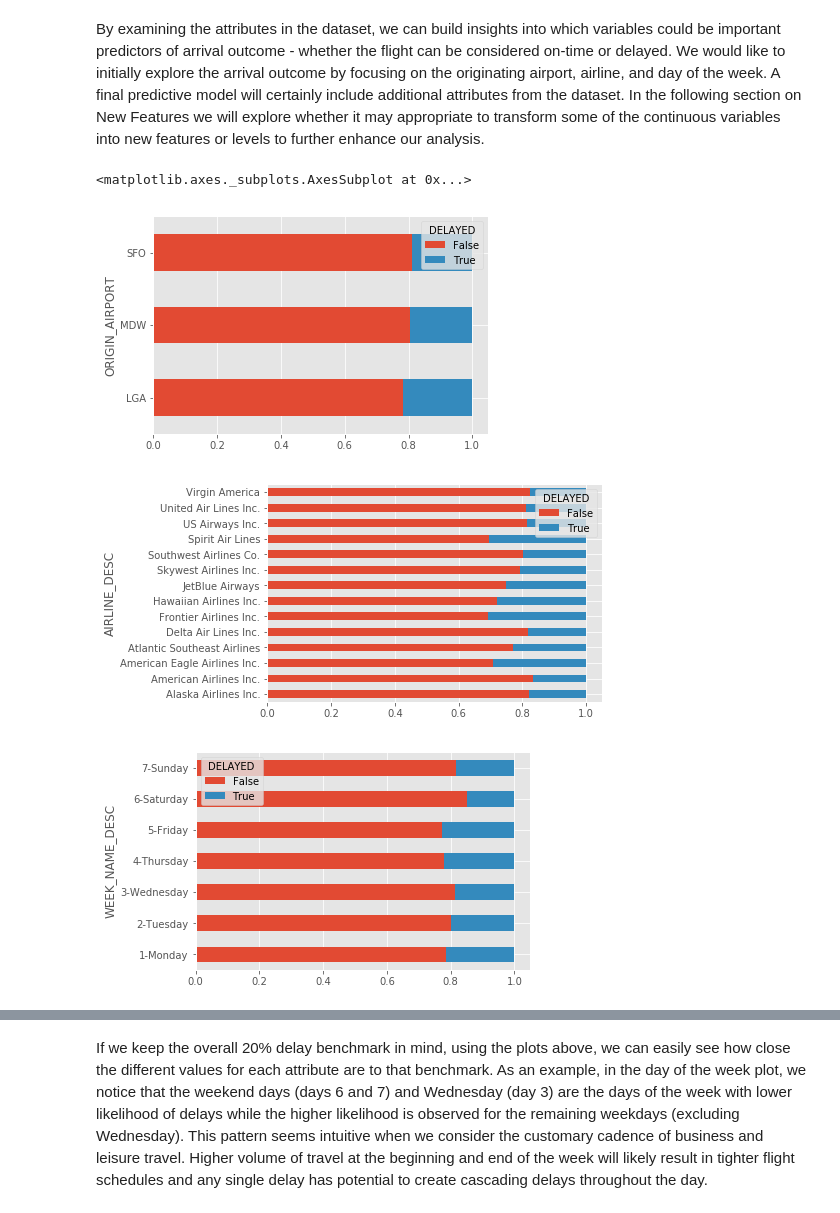
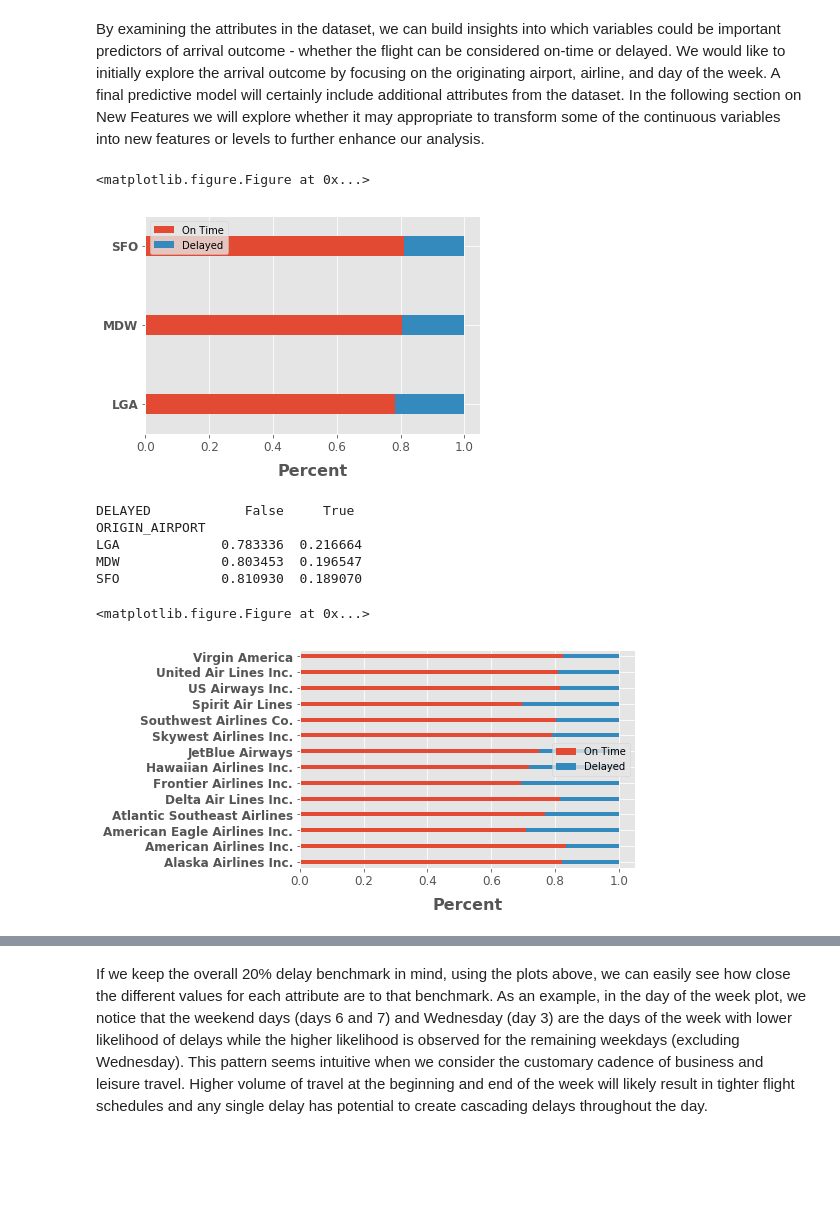
Before and after one commit to JackNelson/MSDS7331_Project1, a Jupyter notebook: Project1.ipynb, the cells around one changed output, grey strips where cells are left out. Cells and saved outputs as stored; diff of their text form; code cells hidden in the pictures; blank space fills up the shorter version.

```diff
--- a/Project1.ipynb
+++ b/Project1.ipynb
@@ -513,22 +600,61 @@ By examining the attributes in the dataset, we can build insights into which var
 # %%
 #code to create stacked bar charts adapted from Dr. Larson's master Jupyter notebooks for MSDS 7349
 #visualize airport, airline, day of week
 #exploration of destination airport, total flight distance, and calendar season could also be important
 #attributes, although difficult to vizualize
 #Potential new features are later explored to determine if our analysis would be further enhanced
 
+
 delays_origin = pd.crosstab([ df2['ORIGIN_AIRPORT']],df2.DELAYED.astype(bool))
-delays_airline = pd.crosstab([ df2['AIRLINE_DESC'] ],df2.DELAYED.astype(bool))
-delays_dayofweek = pd.crosstab([ df2['WEEK_NAME_DESC'] ],df2.DELAYED.astype(bool))
+origin_rate = delays_origin.div(delays_origin.sum(1).astype(float),axis=0) # normalize the value
 
-origin_rate = delays_origin.div(delays_origin.sum(1).astype(float),axis=0) # normalize the value
-origin_rate.plot(kind='barh',stacked=True)
-airline_rate = delays_airline.div(delays_airline.sum(1).astype(float),axis=0) # normalize the value
-airline_rate.plot(kind='barh',stacked=True)
-dayofweek_rate = delays_dayofweek.div(delays_dayofweek.sum(1).astype(float),axis=0) # normalize the value
-dayofweek_rate.plot(kind='barh',stacked=True)
+#_Vizualization of percentage of flights delayed by airport
+fig = plt.figure(figsize=(15,10))
+ax = origin_rate.plot(kind='barh',stacked=True, width=.25)
+
+#_Format axis
+plt.setp(ax.get_xticklabels(), fontsize=12, weight = 'normal', rotation = 0);
+plt.setp(ax.get_yticklabels(), fontsize=12, weight = 'bold', rotation = 0);
+ax.yaxis.label.set_visible(False)
+plt.xlabel('Percent', fontsize=16, weight = 'bold', labelpad=10)
+
+# Set the legend
+L = plt.legend()
+L.get_texts()[0].set_text('On Time')
+L.get_texts()[1].set_text('Delayed')
+
+plt.show()
 # %% [output]
-<matplotlib.axes._subplots.AxesSubplot at 0x...>
+<matplotlib.figure.Figure at 0x...>
-[figure, old version]
+[figure, new version]
-[figure, removed]
-[figure, removed]
+# %%
+print(origin_rate)
+# %% [output]
+DELAYED            False     True
+ORIGIN_AIRPORT
+LGA             0.783336  0.216664
+MDW             0.803453  0.196547
+SFO             0.810930  0.189070
+# %%
+delays_airline = pd.crosstab([ df2['AIRLINE_DESC'] ],df2.DELAYED.astype(bool))
+airline_rate = delays_airline.div(delays_airline.sum(1).astype(float),axis=0) # normalize the value
+
+#_Vizualization of percentage of flights delayed by airline
+fig = plt.figure(figsize=(15,10))
+ax = airline_rate.plot(kind='barh',stacked=True, width=.25)
+
+#_Format axis
+plt.setp(ax.get_xticklabels(), fontsize=12, weight = 'normal', rotation = 0);
+plt.setp(ax.get_yticklabels(), fontsize=12, weight = 'bold', rotation = 0);
+ax.yaxis.label.set_visible(False)
+plt.xlabel('Percent', fontsize=16, weight = 'bold', labelpad=10)
+
+# Set the legend
+L = plt.legend()
+L.get_texts()[0].set_text('On Time')
+L.get_texts()[1].set_text('Delayed')
+
+plt.show()
+# %% [output]
+<matplotlib.figure.Figure at 0x...>
+[figure, added]
```
Also changed, not shown: parts of 29 cells of this notebook.
